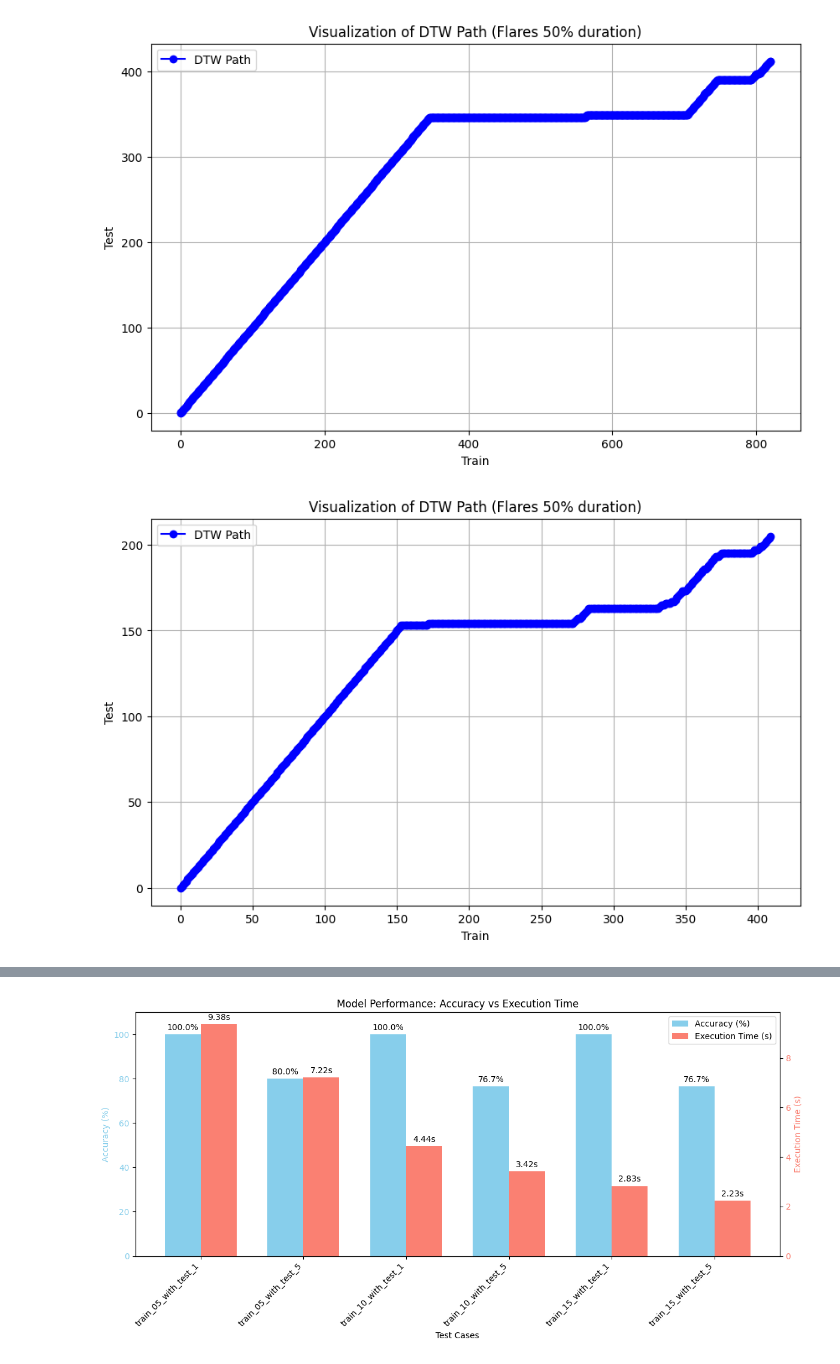
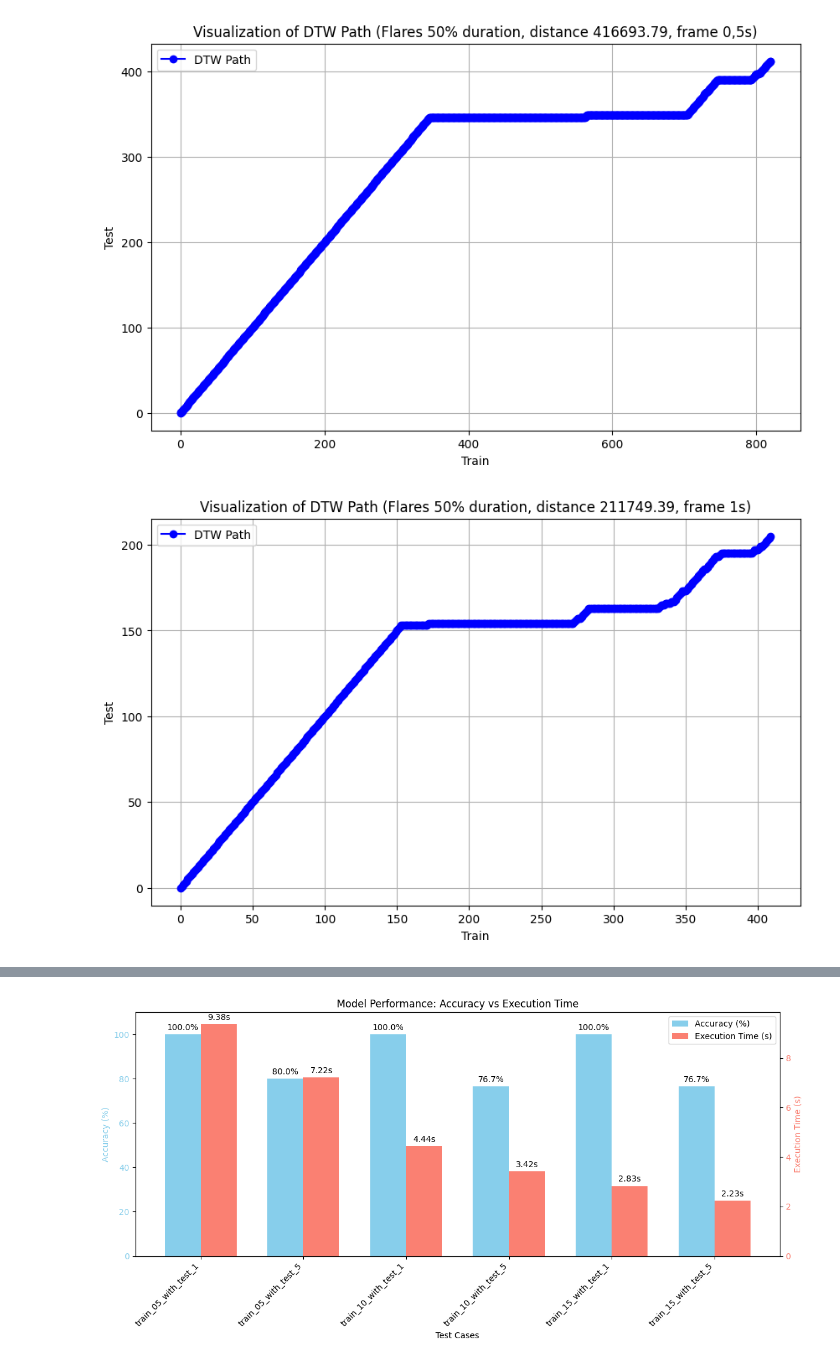
Before and after one commit to gdapriana/audiomatch, a Jupyter notebook: random/dtw_viz.ipynb, the cells around one changed output, grey strips where cells are left out. Drawn from its saved outputs; the diff is of its cells as text; code cells hidden in the pictures.

Commit message:
fix: dtw visualize

```diff
--- a/random/dtw_viz.ipynb
+++ b/random/dtw_viz.ipynb
@@ -33,12 +33,12 @@ def vis_path(path, title: str = ""):
   plt.grid(True)
   plt.show()
 # %%
-vis_path(path_50_05, "Flares 50% duration")
-vis_path(path_50_10, "Flares 50% duration")
-vis_path(path_50_15, "Flares 50% duration")
-vis_path(path_100_05, "Flares 100% duration")
-vis_path(path_100_10, "Flares 100% duration")
-vis_path(path_100_15, "Flares 100% duration")
+vis_path(path_50_05, f"Flares 50% duration, distance {round(distance_50_05, 2)}, frame 0,5s")
+vis_path(path_50_10, f"Flares 50% duration, distance {round(distance_50_10, 2)}, frame 1s")
+vis_path(path_50_15, f"Flares 50% duration, distance {round(distance_50_15, 2)}, frame 1,5s")
+vis_path(path_100_05, f"Flares 100% duration, distance {round(distance_100_05, 2)}, frame 0,5s")
+vis_path(path_100_10, f"Flares 100% duration, distance {round(distance_100_10, 2)}, frame 1s")
+vis_path(path_100_15, f"Flares 100% duration, distance {round(distance_100_15, 2)}, frame 1,5s")
 # %% [output]
-[figure, old version]
+[figure, new version]
-[figure, old version]
+[figure, new version]
```
Also changed, not shown: parts of 1 cell of this notebook.
